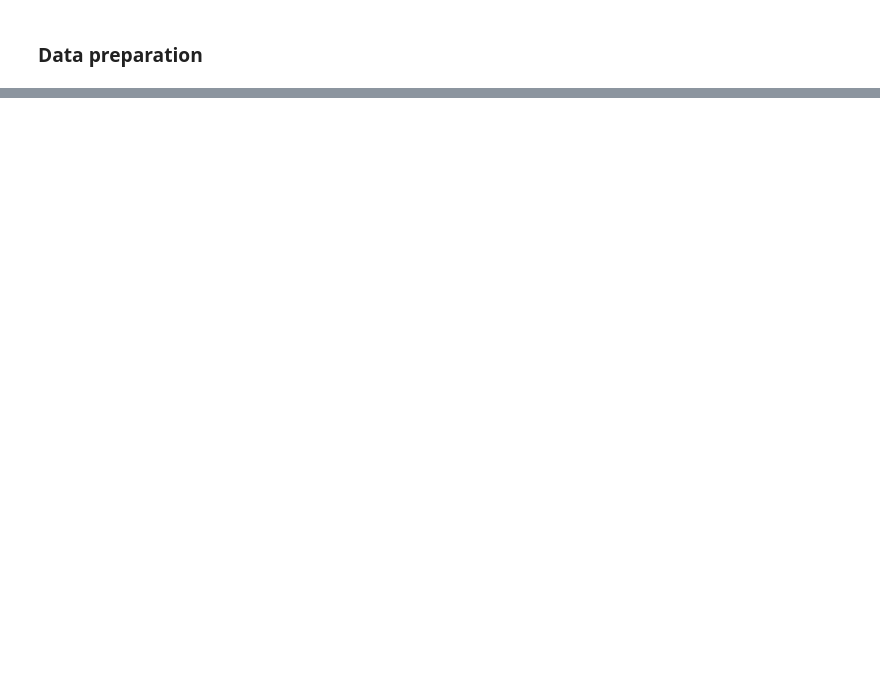
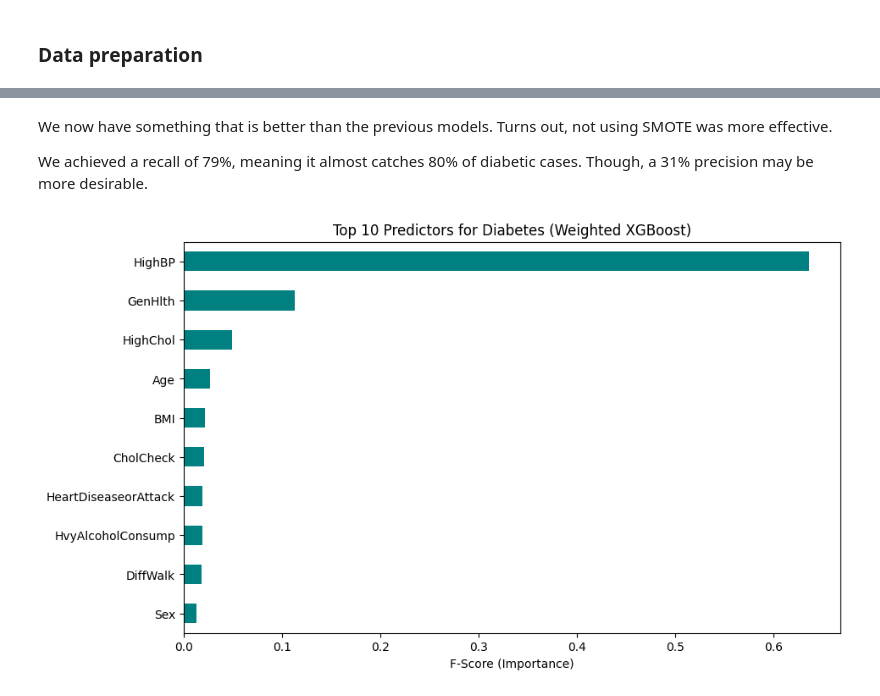
Before and after one commit to Lanzero225/Diabetes-Analysis, a Jupyter notebook: diabetes_notebook.ipynb, the cells around one changed output, grey strips where cells are left out. Drawn from its saved outputs; the diff is of its cells as text; code cells hidden in the pictures; blank space fills up the shorter version.

```diff
--- a/diabetes_notebook.ipynb
+++ b/diabetes_notebook.ipynb
@@ -322,0 +438,9 @@ plt.show()
+# %%
+from sklearn.preprocessing import MinMaxScaler
+scale_cols = ['PhysHlth', 'MentHlth', 'GenHlth', 'Age', 'Education', 'Income', 'BMI', 'Healthy_Score']
+
+scaler = MinMaxScaler()
+X_train[scale_cols] = scaler.fit_transform(X_train[scale_cols])
+X_test[scale_cols] = scaler.transform(X_test[scale_cols])
+
+print(X_train[scale_cols].describe().loc[['min', 'max']])
@@ -322,0 +596,19 @@ plt.show()
+# %%
+if str(X_train['BMI_Category'].dtype) == 'category':
+    X_train['BMI_Category'] = X_train['BMI_Category'].cat.codes
+# %%
+ratio = float(y_train.value_counts()[0] / y_train.value_counts()[1])
+
+weighted_xgb = XGBClassifier(
+    n_estimators=250,
+    learning_rate=0.05,
+    max_depth=6,
+    scale_pos_weight=ratio,
+    eval_metric='logloss',
+    random_state=42
+)
+
+weighted_xgb.fit(X_train, y_train)
+y_pred_weighted = weighted_xgb.predict(X_test)
+
+print("Weighted XGBoost (No SMOTE) Report:\n", classification_report(y_test, y_pred_weighted))
@@ -322,0 +625,16 @@ plt.show()
+# %% [markdown]
+We now have something that is better than the previous models. Turns out, not using SMOTE was more effective.
+
+We achieved a recall of 79%, meaning it almost catches 80% of diabetic cases. Though, a 31% precision may be more desirable.
+# %%
+importances = weighted_xgb.feature_importances_
+feature_names = X.columns
+feat_importances = pd.Series(importances, index=feature_names)
+
+plt.figure(figsize=(10,6))
+feat_importances.nlargest(10).sort_values().plot(kind='barh', color='teal')
+plt.title('Top 10 Predictors for Diabetes (Weighted XGBoost)')
+plt.xlabel('F-Score (Importance)')
+plt.show()
+# %% [output]
+[figure, added]
```
Also changed, not shown: parts of 48 cells of this notebook.
